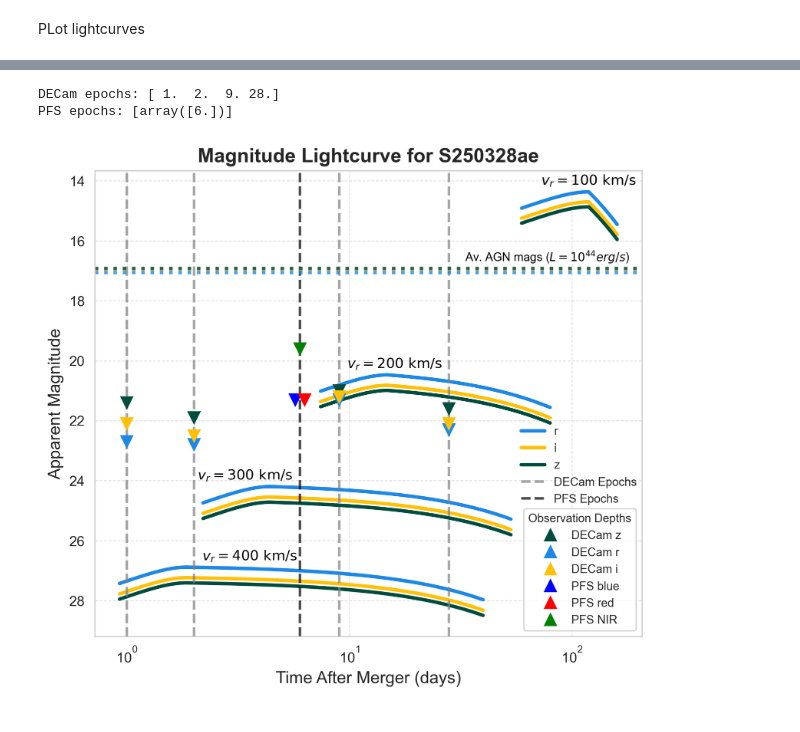
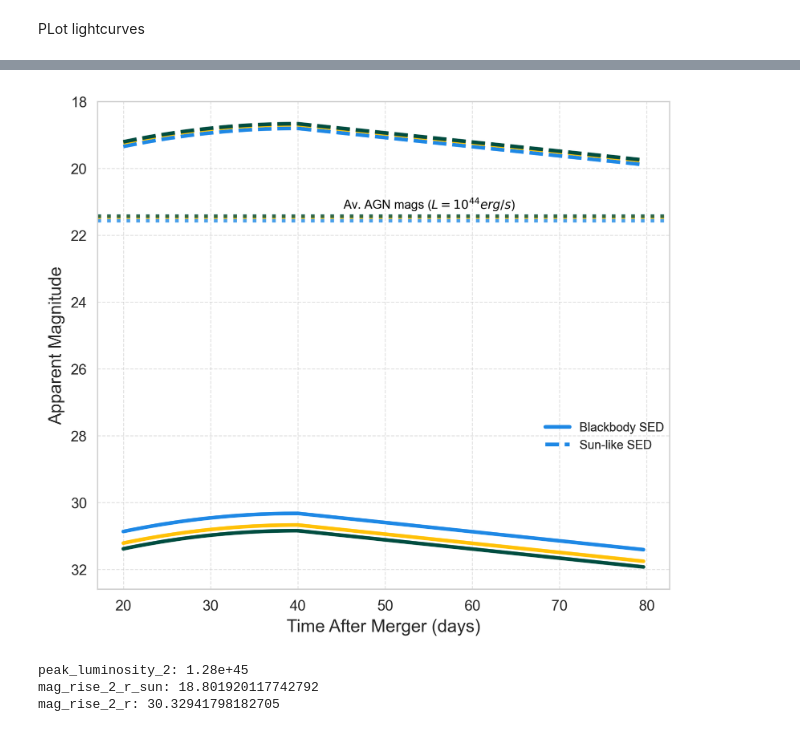
Before and after one commit to simran2296/DESGW_PFS_lcs, a Jupyter notebook: S250328ae/S250328ae_lcs.ipynb, the cells around one changed output, grey strips where cells are left out. Drawn from its saved outputs; the diff is of its cells as text; code cells hidden in the pictures.

```diff
--- a/S250328ae/S250328ae_lcs.ipynb
+++ b/S250328ae/S250328ae_lcs.ipynb
@@ -32,7 +32,7 @@ events = {
     "S250328ae": {
         "chirp_mass": 11.96 + 9.0 - 5.84 ,
         "total_mass" : 28.93 + 22.4 - 14.23,
-        "dL": 492.33,
+        "dL": 3931, #492.33, # for testing
         "start": '2025-03-28 00:00:00',
         "obs_mjd": [60763., 60764., 60771., 60790.],
         "pfs_obs_mjd": [60768.],
@@ -48,4 +48,4 @@ events = {
 # %%
 event_total_mass = [events[key]["total_mass"] for key in events.keys()]
 event_total_mass = np.array(event_total_mass)
-event_total_mass
+event_total_mass = 100.0  # for testing
@@ -96,13 +94,13 @@ def t_diff(M_SMBH, aspect_ratio, height, optical_depth):
     )
     return diffusion_time
 
-def t_end(M_SMBH, kick_velocity, aspect_ratio, height, theta):
+def t_end(M_SMBH, kick_velocity, a, aspect_ratio, theta):
     time_end = (
         67
         * (kick_velocity / 200)**(-1)
-        * (aspect_ratio / 700)
+        * (a / 700)
         * (M_SMBH / 10**8)
-        * (height / (aspect_ratio * 0.01))
+        * (aspect_ratio / 0.01)
         * (1 / np.sin(theta / 60))
     )
     return time_end
@@ -535,6 +544,6 @@ Wall time: 54 s
 # %%
 fig, ax = plt.subplots(figsize=(7, 6), dpi=300)  # 1 row, 2 columns
-ax.plot(t_rise_1, mag_rise_1_r, color='#1E88E5', linewidth=2.5)#, linestyle=':', label='Strong Kick')
+'''ax.plot(t_rise_1, mag_rise_1_r, color='#1E88E5', linewidth=2.5)#, linestyle=':', label='Strong Kick')
 ax.plot(t_fall_1, mag_fall_1_r, color='#1E88E5', linewidth=2.5)#, linestyle=':')
 ax.plot(t_rise_1, mag_rise_1_i, color='#FFC107', linewidth=2.5)#, linestyle=':')
 ax.plot(t_fall_1, mag_fall_1_i, color='#FFC107', linewidth=2.5)#, linestyle=':')
@@ -547,28 +556,28 @@ ax.annotate(rf"$v_r = {vk1}\ \text{{km/s}}$", #\ \rho = 10^{{{np.log10(density):
         xytext=(0, 5),
         ha='center',
         fontsize='medium',
-        color='black')
+        color='black')'''
 
 #ax2.plot(t_rise_2, mag_rise_intermediate_g, color='#D81B60', linewidth=2.5)
 #ax2.plot(t_fall_2, mag_fall_intermediate_g, color='#D81B60', linewidth=2.5)
-ax.plot(t_rise_2, mag_rise_2_r, color='#1E88E5', linewidth=2.5)#, linestyle='--', label='Intermediate Kick')
+ax.plot(t_rise_2, mag_rise_2_r, color='#1E88E5', linewidth=2.5, label='Blackbody SED')#, linestyle='--', label='Intermediate Kick')
 ax.plot(t_fall_2, mag_fall_2_r, color='#1E88E5', linewidth=2.5)#, linestyle='--')
 ax.plot(t_rise_2, mag_rise_2_i, color='#FFC107', linewidth=2.5)#, linestyle='--')
 ax.plot(t_fall_2, mag_fall_2_i, color='#FFC107', linewidth=2.5)#, linestyle='--')
 ax.plot(t_rise_2, mag_rise_2_z, color='#004D40', linewidth=2.5)#, linestyle='--')
 ax.plot(t_fall_2, mag_fall_2_z, color='#004D40', linewidth=2.5)#, linestyle='--')
 
-ax.annotate(rf"$v_r = {vk2}\ \text{{km/s}}$",#\ \rho = 10^{{{np.log10(density):.1f}}}\ \text{{g/cm³}}$",
+'''ax.annotate(rf"$v_r = {vk2}\ \text{{km/s}}$",#\ \rho = 10^{{{np.log10(density):.1f}}}\ \text{{g/cm³}}$",
         xy=(t_rise_2[-1], mag_rise_2_r[-1]),
         textcoords="offset points",
         xytext=(5, 5),
         ha='center',
         fontsize='medium',
-        color='black')
+        color='black')'''
 
 #ax2.plot(t_rise_3, mag_rise_weak_g, color='#D81B60', linewidth=2.5, label="g")
 #ax2.plot(t_fall_3, mag_fall_weak_g, color='#D81B60', linewidth=2.5)
-ax.plot(t_rise_3, mag_rise_3_r, color='#1E88E5', linewidth=2.5)#, linestyle='-.', label="Weak Kick")
+'''ax.plot(t_rise_3, mag_rise_3_r, color='#1E88E5', linewidth=2.5)#, linestyle='-.', label="Weak Kick")
 ax.plot(t_fall_3, mag_fall_3_r, color='#1E88E5', linewidth=2.5)
 ax.plot(t_rise_3, mag_rise_3_i, color='#FFC107', linewidth=2.5)#, linestyle='-.')
 ax.plot(t_fall_3, mag_fall_3_i, color='#FFC107', linewidth=2.5)
@@ -596,16 +605,25 @@ ax.annotate(rf"$v_r = {vk4}\ \text{{km/s}}$", #,\ \rho = 10^{{{np.log10(density)
         xytext=(45, 5),
         ha='center',
         fontsize='medium',
-        color='black')
+        color='black')'''
+
+# For test, plot sun SED flare mags for 200km/s kick
+ax.plot(t_rise_2, mag_rise_2_r_sun, color='#1E88E5', linewidth=2.5, linestyle='--', label='Sun-like SED')
+ax.plot(t_fall_2, mag_fall_2_r_sun, color='#1E88E5', linewidth=2.5, linestyle='--')
+ax.plot(t_rise_2, mag_rise_2_i_sun, color='#FFC107', linewidth=2.5, linestyle='--')
+ax.plot(t_fall_2, mag_fall_2_i_sun, color='#FFC107', linewidth=2.5, linestyle='--')
+ax.plot(t_rise_2, mag_rise_2_z_sun, color='#004D40', linewidth=2.5, linestyle='--')
+ax.plot(t_fall_2, mag_fall_2_z_sun, color='#004D40', linewidth=2.5, linestyle='--')
+
 
 colors = {'g': '#D81B60', 'r': '#1E88E5', 'i': '#FFC107', 'z': '#004D40'}
-for x in epochs[i]:
+'''for x in epochs[i]:
     ax.axvline(x=x, color='gray', linestyle='--', linewidth=1.8, alpha=0.7, label='DECam Epochs' if x == epochs[i][0] else "")
 
 for x in pfs_epochs_list:
     ax.axvline(x=x, color='black', linestyle='--', linewidth=1.8, alpha=0.7, label='PFS Epochs' if x == pfs_epochs_list[0] else "")
 #ax2.axvline(x=0, color='black', linestyle='-', linewidth=2.5, alpha=0.8, label='Merger Time (t=0)')
-
+'''
 # Average luminosity line
 
 
@@ -631,7 +649,7 @@ ax.annotate('Av. AGN mags ($L=10^{44} erg/s$)',
 
 ax.set_xlabel("Time After Merger (days)", fontsize=12)
 ax.set_ylabel("Apparent Magnitude", fontsize=12)
-ax.set_title(f"Magnitude Lightcurve for {event}", fontsize=14, fontweight='bold')
+#ax.set_title(f"Magnitude Lightcurve for {event}", fontsize=14, fontweight='bold')
 #ax2.legend(frameon=False)#loc='lower right')
 #main_legend = ax.legend( frameon=False, fontsize='small', bbox_to_anchor=(0.34, 0.8))
 main_legend = ax.legend(
@@ -646,7 +664,7 @@ ax.grid(True, linestyle="--", linewidth=0.6, alpha=0.6)
 ax.invert_yaxis()
 #ax2.set_xlim(-1, 60)
 #ax2.set_xlim(0.1, 100)  # Set x-axis limits for better visibility
-ax.set_xscale('log')
+#ax.set_xscale('log')
 #ax.set_yscale('log')
 #ax.set_ylim(45, 42)
 
@@ -658,7 +676,7 @@ ax.set_xscale('log')
 #ax2.xaxis.set_minor_locator(LogLocator(base=10.0, subs=np.arange(2, 10) * 0.1, numticks=10))
 
 # Observation depths
-for x in epochs[i]:
+'''for x in epochs[i]:
     #print(x)
     ax.plot(x, obs_depths_decam[x]['z'], color=colors['z'], marker='v', markersize=8, label='DECam Observation Depths' if x == epochs[i][0] else "")
     ax.plot(x, obs_depths_decam[x]['r'], color=colors['r'], marker='v', markersize=8)
@@ -668,34 +686,40 @@ print("PFS epochs:", pfs_epochs_list)
 for x in pfs_epochs_list:
     offset = 0.3
     mjd_epoch = float(x[0])  # extract the scalar from array([6.])
     ax.plot(mjd_epoch - offset, obs_depths_pfs[mjd_epoch]['blue'], color='blue', marker='v', markersize=8, label='PFS Blue-band Depth')
     ax.plot(mjd_epoch + offset, obs_depths_pfs[mjd_epoch]['red'], color='red', marker='v', markersize=8, label='PFS Red-band Depth')
     ax.plot(mjd_epoch, obs_depths_pfs[mjd_epoch]['nir'], color='green', marker='v', markersize=8, label='PFS NIR Depth')
 
 # --- Custom legend ---
 depth_legend_lines = [
     Line2D([0], [0], color=colors['z'], marker='^', linestyle='None', markersize=8, label='DECam z'),
     Line2D([0], [0], color=colors['r'], marker='^', linestyle='None', markersize=8, label='DECam r'),
     Line2D([0], [0], color=colors['i'], marker='^', linestyle='None', markersize=8, label='DECam i'),
     Line2D([0], [0], color='blue', marker='^', linestyle='None', markersize=8, label='PFS blue'),
     Line2D([0], [0], color='red', marker='^', linestyle='None', markersize=8, label='PFS red'),
     Line2D([0], [0], color='green', marker='^', linestyle='None', markersize=8, label='PFS NIR'),
 ]
 
 #depth_legend = ax.legend(handles=depth_legend_lines, loc='lower right', bbox_to_anchor=(0.26, 0.6), frameon=True, title="Observation Depths", fontsize='small', title_fontsize='small')
 depth_legend = ax.legend(
     handles=depth_legend_lines,
     loc='lower right',          # corner inside the axes
     bbox_to_anchor=(1, 0),      # anchor to the bottom-right of the axes
     frameon=True,
     title="Observation Depths",
     fontsize='small',
     title_fontsize='small'
-)
+)'''
 
 plt.savefig(f'lightcurve_{event}.jpeg', bbox_inches='tight', dpi=300)
 plt.show()
 # %% [output]
-DECam epochs: [ 1.  2.  9. 28.]
-PFS epochs: [array([6.])]
-[figure, old version]
+[figure, new version]
+# %%
+print("peak_luminosity_2:", peak_luminosity_2)
+print("mag_rise_2_r_sun:", mag_rise_2_r_sun[-1])
+print("mag_rise_2_r:", mag_rise_2_r[-1])
+# %% [output]
+peak_luminosity_2: 1.28e+45
+mag_rise_2_r_sun: 18.801920117742792
+mag_rise_2_r: 30.32941798182705
```
Also changed, not shown: parts of 3 cells of this notebook, 3 other files.
